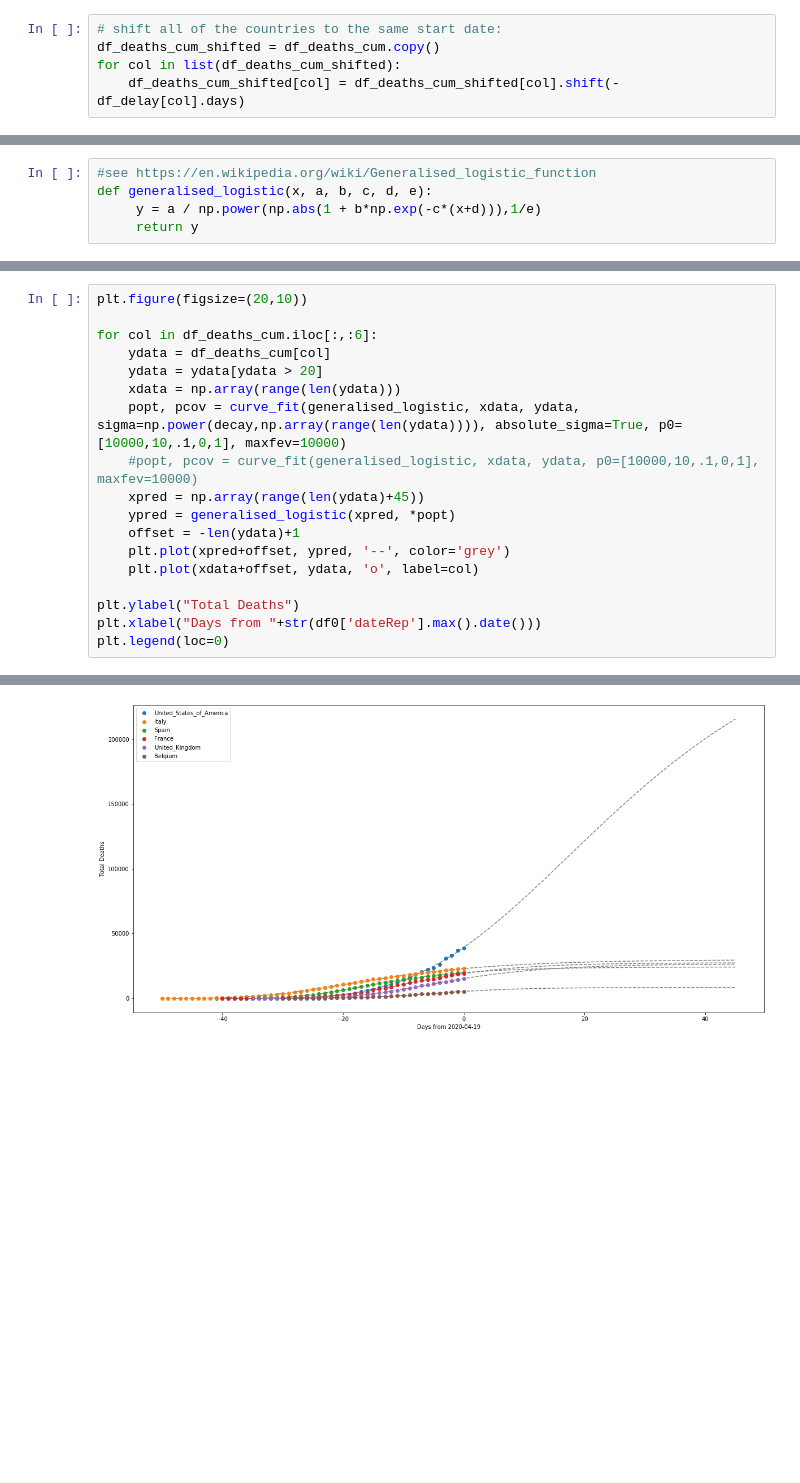
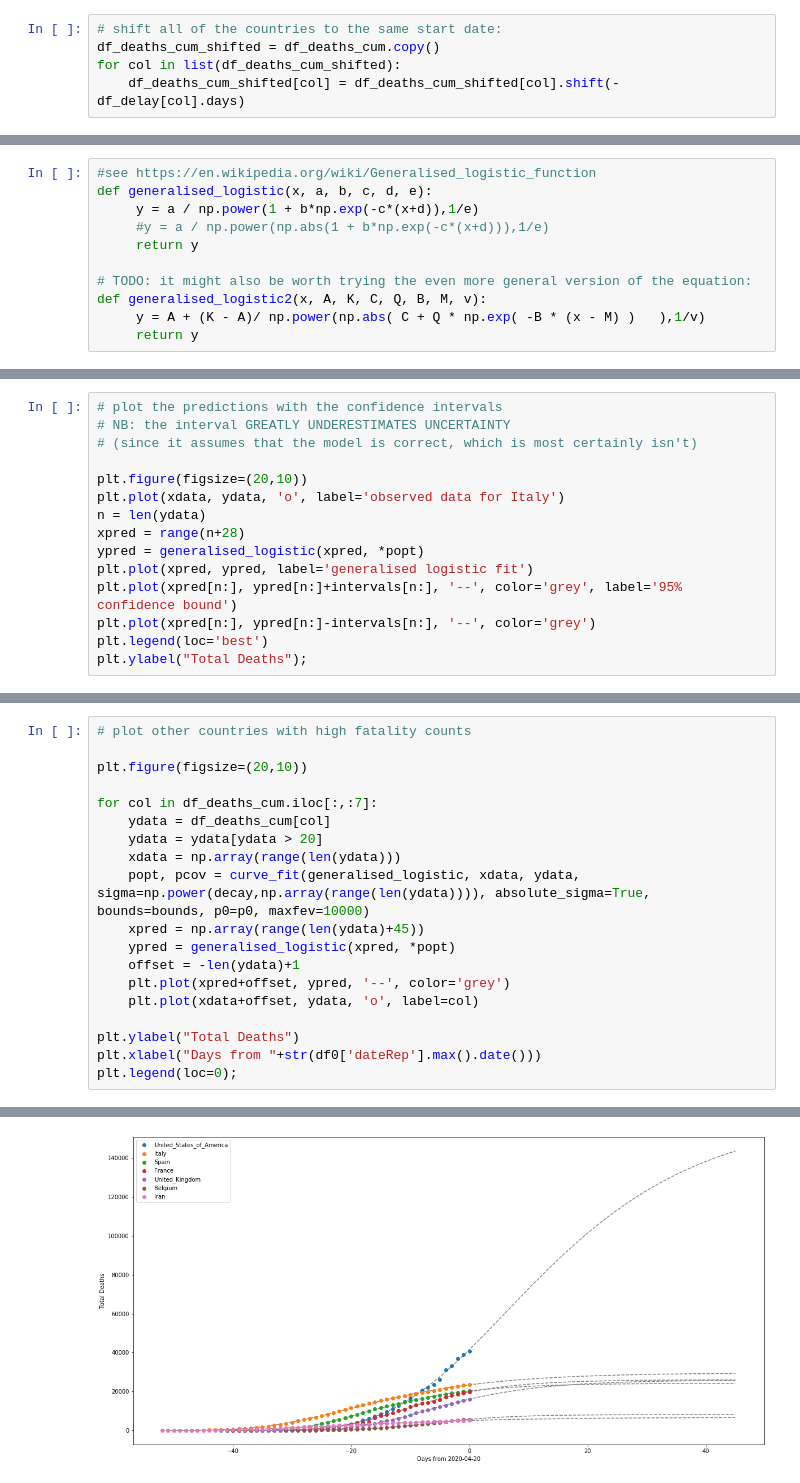
Before and after one commit to markjcarman/covid-19, a Jupyter notebook: covid.ipynb, the cells around one changed output, grey strips where cells are left out. Saved outputs shown, nothing was run; the diff lists cells and outputs as text; blank space fills up the shorter version.

```diff
--- a/covid.ipynb
+++ b/covid.ipynb
@@ -225,5 +228,11 @@ ydata = np.array(italy,dtype=np.float128)
 # %%
 #see https://en.wikipedia.org/wiki/Generalised_logistic_function
 def generalised_logistic(x, a, b, c, d, e):
-     y = a / np.power(np.abs(1 + b*np.exp(-c*(x+d))),1/e)
+     y = a / np.power(1 + b*np.exp(-c*(x+d)),1/e)
+     #y = a / np.power(np.abs(1 + b*np.exp(-c*(x+d))),1/e)
      return y
+
+# TODO: it might also be worth trying the even more general version of the equation:
+def generalised_logistic2(x, A, K, C, Q, B, M, v):
+     y = A + (K - A)/ np.power(np.abs( C + Q * np.exp( -B * (x - M) )   ),1/v)
+     return y
@@ -252,0 +310,15 @@ Text(0, 0.5, 'Total Deaths')
+# %%
+# plot the predictions with the confidence intervals
+# NB: the interval GREATLY UNDERESTIMATES UNCERTAINTY
+# (since it assumes that the model is correct, which is most certainly isn't)
+
+plt.figure(figsize=(20,10))
+plt.plot(xdata, ydata, 'o', label='observed data for Italy')
+n = len(ydata)
+xpred = range(n+28)
+ypred = generalised_logistic(xpred, *popt)
+plt.plot(xpred, ypred, label='generalised logistic fit')
+plt.plot(xpred[n:], ypred[n:]+intervals[n:], '--', color='grey', label='95% confidence bound')
+plt.plot(xpred[n:], ypred[n:]-intervals[n:], '--', color='grey')
+plt.legend(loc='best')
+plt.ylabel("Total Deaths");
@@ -253,12 +327,13 @@ Text(0, 0.5, 'Total Deaths')
 # %%
+# plot other countries with high fatality counts
+
 plt.figure(figsize=(20,10))
 
-for col in df_deaths_cum.iloc[:,:6]:
+for col in df_deaths_cum.iloc[:,:7]:
     ydata = df_deaths_cum[col]
     ydata = ydata[ydata > 20]
     xdata = np.array(range(len(ydata)))
-    popt, pcov = curve_fit(generalised_logistic, xdata, ydata, sigma=np.power(decay,np.array(range(len(ydata)))), absolute_sigma=True, p0=[10000,10,.1,0,1], maxfev=10000)
-    #popt, pcov = curve_fit(generalised_logistic, xdata, ydata, p0=[10000,10,.1,0,1], maxfev=10000)
+    popt, pcov = curve_fit(generalised_logistic, xdata, ydata, sigma=np.power(decay,np.array(range(len(ydata)))), absolute_sigma=True, bounds=bounds, p0=p0, maxfev=10000)
     xpred = np.array(range(len(ydata)+45))
     ypred = generalised_logistic(xpred, *popt)
     offset = -len(ydata)+1
@@ -267,5 +342,5 @@ for col in df_deaths_cum.iloc[:,:6]:
 
 plt.ylabel("Total Deaths")
 plt.xlabel("Days from "+str(df0['dateRep'].max().date()))
-plt.legend(loc=0)
+plt.legend(loc=0);
 # %% [output]
@@ -273,4 +347,4 @@ plt.legend(loc=0)
-[figure, old version]
+[figure, new version]
 # %%
 # zoom in the y-axis on the previous plot
 
```
Also changed, not shown: parts of 27 cells of this notebook.
